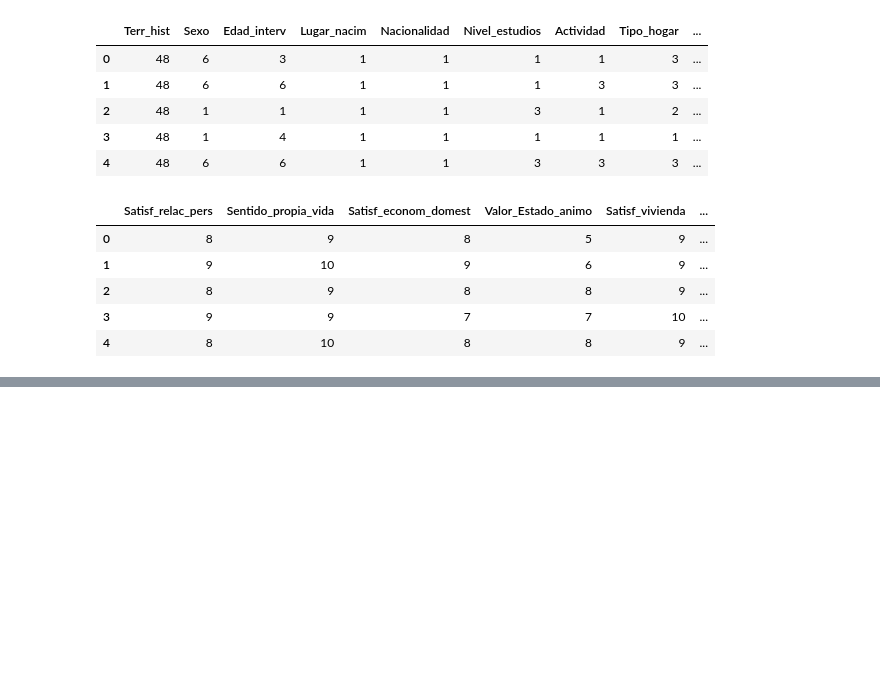
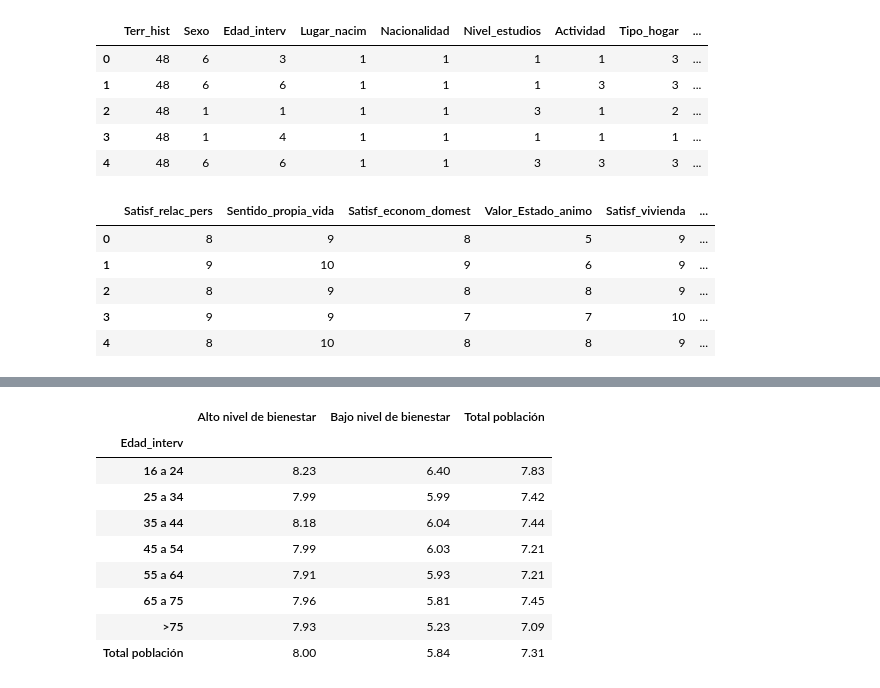
Before and after one commit to Leire2026/Proyecto_Machine_Learning, a Jupyter notebook: Proyecto_Final_ML/2_Notebooks/3_Modelo_5_Kmeans_Clustering.ipynb, the cells around one changed output, grey strips where cells are left out. Saved outputs shown, nothing was run; the diff lists cells and outputs as text; code cells hidden in the pictures; blank space fills up the shorter version.

```diff
--- a/Proyecto_Final_ML/2_Notebooks/3_Modelo_5_Kmeans_Clustering.ipynb
+++ b/Proyecto_Final_ML/2_Notebooks/3_Modelo_5_Kmeans_Clustering.ipynb
@@ -94,0 +138,10 @@ plt.show()
+# %%
+# Creo el modelo K-Means
+kmeans = KMeans(
+    n_clusters=2,
+    random_state=10,
+    n_init=10
+)
+
+# Ajusto el modelo y obtengo las etiquetas
+df_mod_cluster['Cluster'] = kmeans.fit_predict(X_cluster_scaled)
@@ -94,0 +295,13 @@ plt.show()
+# %%
+tabla_satisfaccion('Edad_interv')
+# %% [output]
+|  | Alto nivel de bienestar | Bajo nivel de bienestar | Total población |
+| Edad_interv |  |  |  |
+| 16 a 24 | 8.23 | 6.40 | 7.83 |
+| 25 a 34 | 7.99 | 5.99 | 7.42 |
+| 35 a 44 | 8.18 | 6.04 | 7.44 |
+| 45 a 54 | 7.99 | 6.03 | 7.21 |
+| 55 a 64 | 7.91 | 5.93 | 7.21 |
+| 65 a 75 | 7.96 | 5.81 | 7.45 |
+| >75 | 7.93 | 5.23 | 7.09 |
+| Total población | 8.00 | 5.84 | 7.31 |
```
Also changed, not shown: parts of 14 cells of this notebook.
